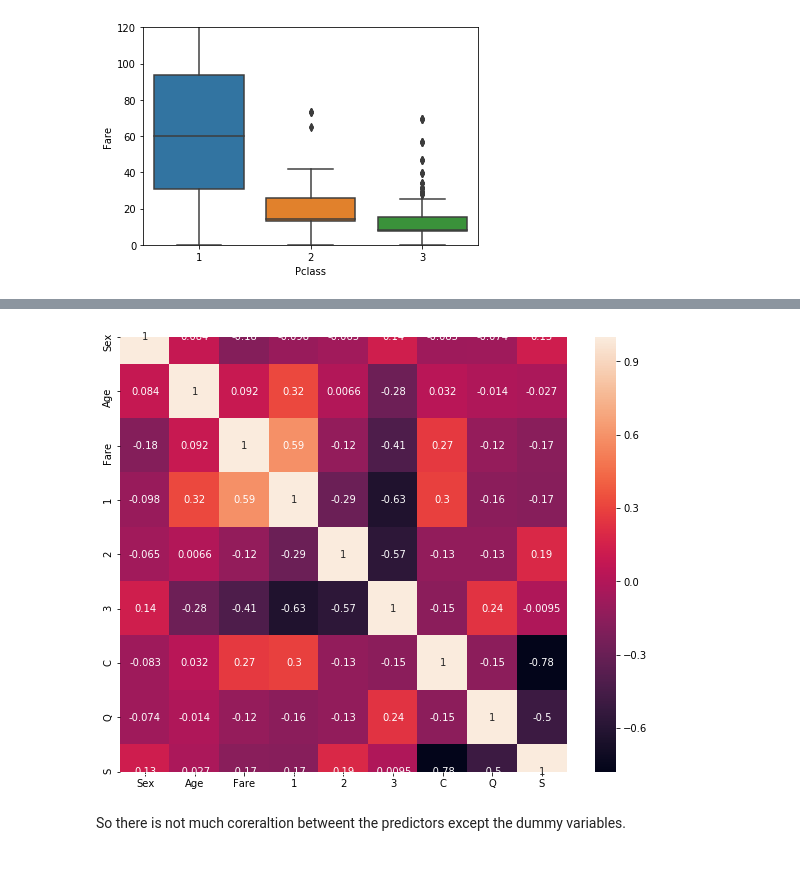
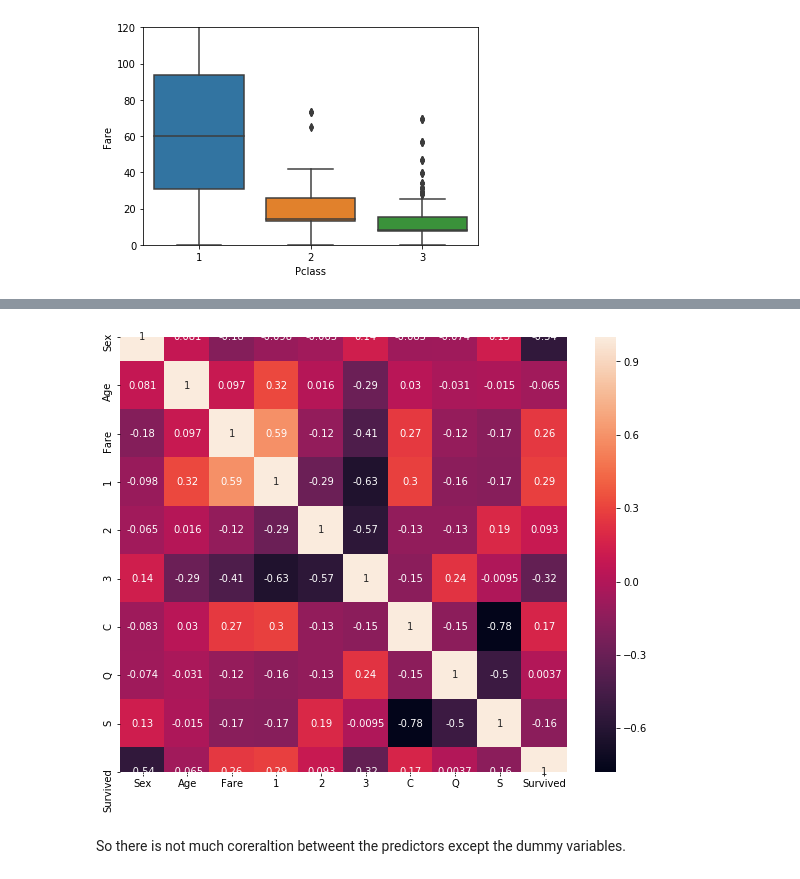
Before and after one commit to srinivasayer4/Titanic-dataset, a Jupyter notebook: Titanic Survival Problem.ipynb, the cells around one changed output, grey strips where cells are left out. Saved outputs shown, nothing was run; the diff lists cells and outputs as text; code cells hidden in the pictures.

```diff
--- a/Titanic Survival Problem.ipynb
+++ b/Titanic Survival Problem.ipynb
@@ -75,6 +87,6 @@ dtype: int64
 # %%
 # making a copy of the dataset before cleaning
-df2= df.copy()
+df_copy= df.copy()
 # %% [markdown]
 There are some rows with missing age. We will explore them further.
 # %%
@@ -115,7 +127,10 @@ Name: Parch, dtype: int64
 def cleaning_func(df):
     """Creating a function that will handle the cleaning of the dataframe"""
     # filling the mean value for age for the missing data
-    df.Age.fillna(np.mean(df.Age),inplace= True )
+    #df.Age.fillna(df.Age.mean(),inplace= True )
+
+    # Filling the median value for the missing values
+    df.Age.fillna(df.Age.median(),inplace= True )
 
     # making binary values for the Sex column
     df.Sex.replace({'male':1, 'female':0}, inplace= True)
@@ -126,10 +141,13 @@ def cleaning_func(df):
     # Creating dummies for the Embarked category
     df= pd.concat([df, pd.get_dummies(df.Embarked)], axis=1)
 
+    # Creating a new feature for fare by taking logarithmic value
+    df['log_fare']= df.Fare.apply(lambda x: -5 if x==0 or x is np.nan else np.log(x))
+
     return df
 # %%
 # cleaning the function df
-df= cleaning_func(df)
+df= cleaning_func(df_copy)
 # %%
 df.head(2)
 # %% [output]
@@ -192,10 +224,10 @@ y= df['Survived']
 # %%
 # finding the correlation between the predictors
 plt.figure(figsize=(10,8))
-sns.heatmap(pd.DataFrame.corr(X), annot=True)
+sns.heatmap(pd.DataFrame.corr(df[['Sex','Age','Fare',1,2,3,'C','Q','S','Survived']]), annot=True)
 plt.show()
 # %% [output]
-[figure, old version]
+[figure, new version]
 # %% [markdown]
 So there is not much coreraltion betweent the predictors except the dummy variables.
 # %% [markdown]
```
Also changed, not shown: parts of 56 cells of this notebook.
